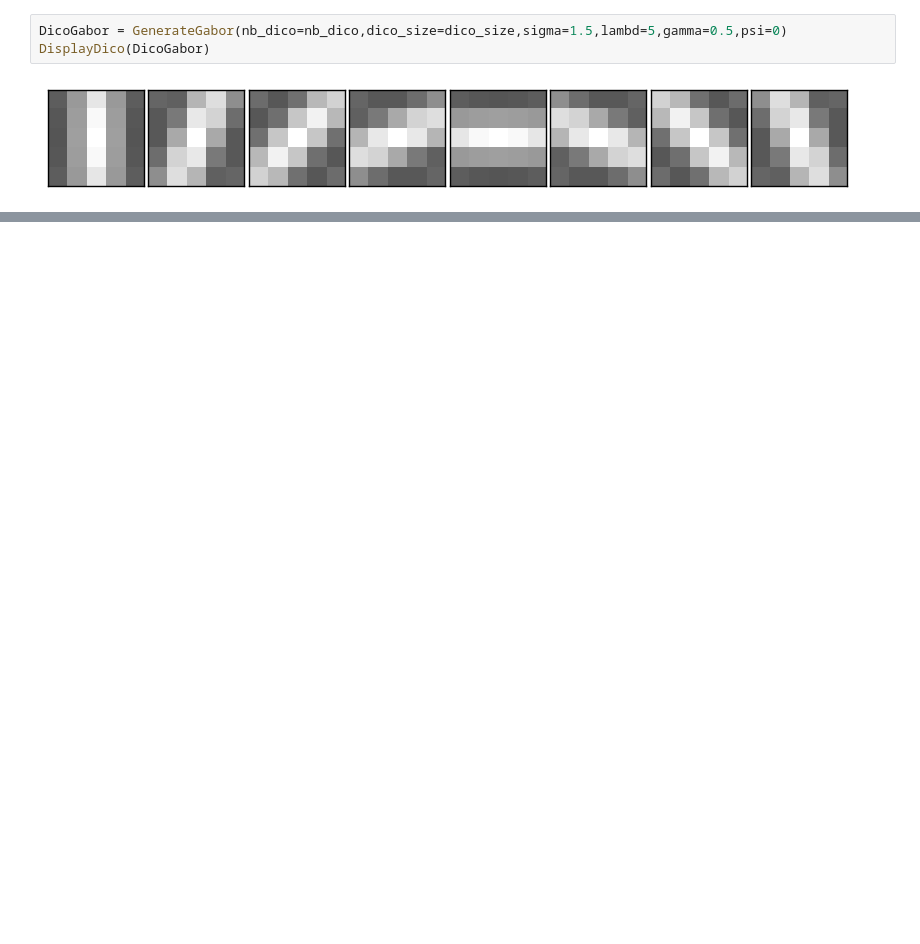
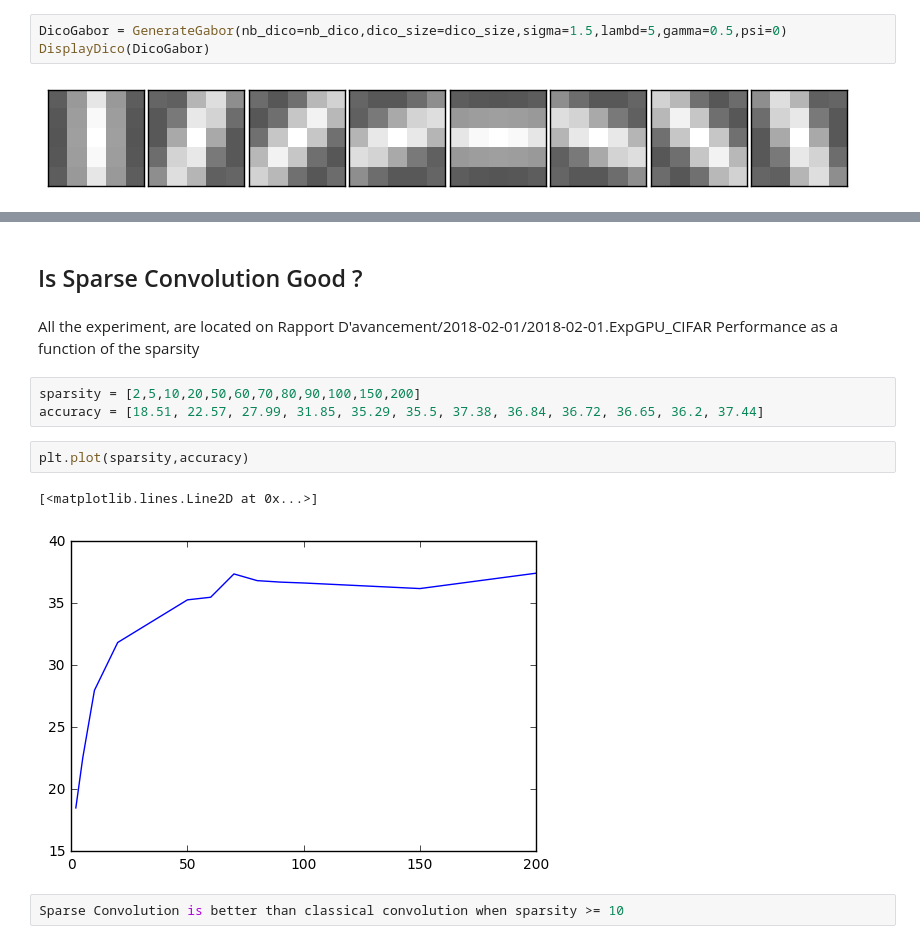
Before and after one commit to VictorBoutin/CHAMP, a Jupyter notebook: Probe/Coding.With.CHAMP.CIFAR.BW.ipynb, the cells around one changed output, grey strips where cells are left out. Saved outputs shown, nothing was run; the diff lists cells and outputs as text; blank space fills up the shorter version.

```diff
--- a/Probe/Coding.With.CHAMP.CIFAR.BW.ipynb
+++ b/Probe/Coding.With.CHAMP.CIFAR.BW.ipynb
@@ -187,0 +136,15 @@ DisplayConvergenceClassif(Classifier_CONV, to_display=['error','accu'])
+# %% [markdown]
+## Is Sparse Convolution Good ?
+# %% [markdown]
+All the experiment, are located on Rapport D'avancement/2018-02-01/2018-02-01.ExpGPU_CIFAR
+Performance as a function of the sparsity
+# %%
+sparsity = [2,5,10,20,50,60,70,80,90,100,150,200]
+accuracy = [18.51, 22.57, 27.99, 31.85, 35.29, 35.5, 37.38, 36.84, 36.72, 36.65, 36.2, 37.44]
+# %%
+plt.plot(sparsity,accuracy)
+# %% [output]
+[<matplotlib.lines.Line2D at 0x...>]
+[figure, added]
+# %%
+Sparse Convolution is better than classical convolution when sparsity >= 10
```
Also changed, not shown: parts of 52 cells of this notebook, 8 other files.
